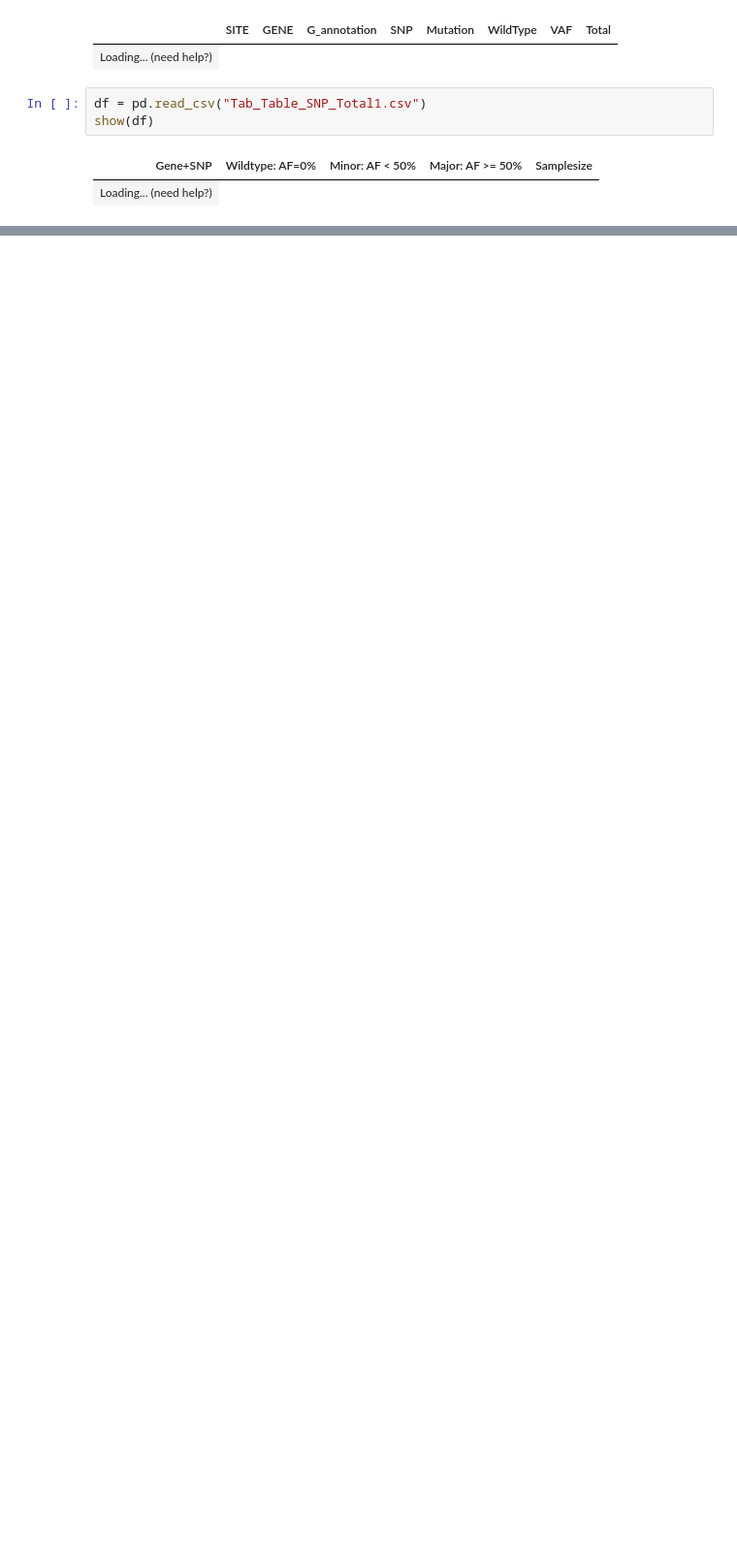
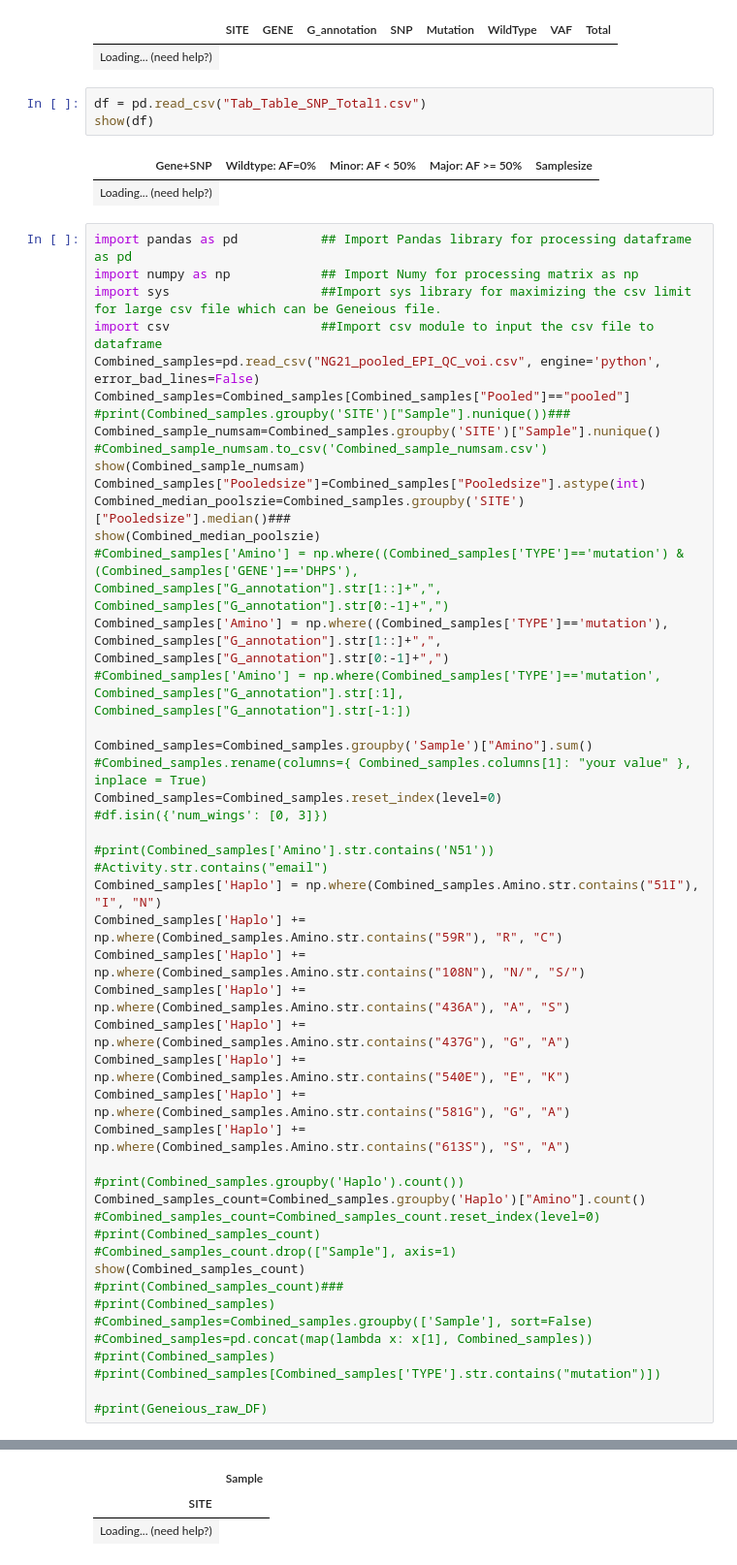
Before and after one commit to ohjeyy93/Nigeria_analysis, a Jupyter notebook: It_table.ipynb, the cells around one changed output, grey strips where cells are left out. Shown at 97% size. Saved outputs shown, nothing was run; the diff lists cells and outputs as text; blank space fills up the shorter version.

```diff
--- a/It_table.ipynb
+++ b/It_table.ipynb
@@ -20,3 +20,52 @@ show(df)
 # %% [output]
 | Gene+SNP | Wildtype: AF=0% | Minor: AF < 50% | Major: AF >= 50% | Samplesize |
 | Loading... (need help?) |
+# %%
+import pandas as pd           ## Import Pandas library for processing dataframe as pd
+import numpy as np            ## Import Numy for processing matrix as np
+import sys                    ##Import sys library for maximizing the csv limit for large csv file which can be Geneious file.
+import csv                    ##Import csv module to input the csv file to dataframe
+Combined_samples=pd.read_csv("NG21_pooled_EPI_QC_voi.csv", engine='python', error_bad_lines=False)
+Combined_samples=Combined_samples[Combined_samples["Pooled"]=="pooled"]
+#print(Combined_samples.groupby('SITE')["Sample"].nunique())###
+Combined_sample_numsam=Combined_samples.groupby('SITE')["Sample"].nunique()
+#Combined_sample_numsam.to_csv('Combined_sample_numsam.csv')
+show(Combined_sample_numsam)
+Combined_samples["Pooledsize"]=Combined_samples["Pooledsize"].astype(int)
+Combined_median_poolszie=Combined_samples.groupby('SITE')["Pooledsize"].median()###
+show(Combined_median_poolszie)
+#Combined_samples['Amino'] = np.where((Combined_samples['TYPE']=='mutation') & (Combined_samples['GENE']=='DHPS'), Combined_samples["G_annotation"].str[1::]+",", Combined_samples["G_annotation"].str[0:-1]+",")
+Combined_samples['Amino'] = np.where((Combined_samples['TYPE']=='mutation'), Combined_samples["G_annotation"].str[1::]+",", Combined_samples["G_annotation"].str[0:-1]+",")
+#Combined_samples['Amino'] = np.where(Combined_samples['TYPE']=='mutation', Combined_samples["G_annotation"].str[:1], Combined_samples["G_annotation"].str[-1:])
+
+Combined_samples=Combined_samples.groupby('Sample')["Amino"].sum()
+#Combined_samples.rename(columns={ Combined_samples.columns[1]: "your value" }, inplace = True)
+Combined_samples=Combined_samples.reset_index(level=0)
+#df.isin({'num_wings': [0, 3]})
+
+#print(Combined_samples['Amino'].str.contains('N51'))
+#Activity.str.contains("email")
+Combined_samples['Haplo'] = np.where(Combined_samples.Amino.str.contains("51I"), "I", "N")
+Combined_samples['Haplo'] += np.where(Combined_samples.Amino.str.contains("59R"), "R", "C")
+Combined_samples['Haplo'] += np.where(Combined_samples.Amino.str.contains("108N"), "N/", "S/")
+Combined_samples['Haplo'] += np.where(Combined_samples.Amino.str.contains("436A"), "A", "S")
+Combined_samples['Haplo'] += np.where(Combined_samples.Amino.str.contains("437G"), "G", "A")
+Combined_samples['Haplo'] += np.where(Combined_samples.Amino.str.contains("540E"), "E", "K")
+Combined_samples['Haplo'] += np.where(Combined_samples.Amino.str.contains("581G"), "G", "A")
+Combined_samples['Haplo'] += np.where(Combined_samples.Amino.str.contains("613S"), "S", "A")
+
+#print(Combined_samples.groupby('Haplo').count())
+Combined_samples_count=Combined_samples.groupby('Haplo')["Amino"].count()
+#Combined_samples_count=Combined_samples_count.reset_index(level=0)
+#print(Combined_samples_count)
+#Combined_samples_count.drop(["Sample"], axis=1)
+show(Combined_samples_count)
+#print(Combined_samples_count)###
+#print(Combined_samples)
+#Combined_samples=Combined_samples.groupby(['Sample'], sort=False)
+#Combined_samples=pd.concat(map(lambda x: x[1], Combined_samples))
+#print(Combined_samples)
+#print(Combined_samples[Combined_samples['TYPE'].str.contains("mutation")])
+
+#print(Geneious_raw_DF)
+# %% [output]
@@ -22,0 +73,3 @@ show(df)
+|  | Sample |
+| SITE |  |
+| Loading... (need help?) |
```
Also changed, not shown: parts of 2 cells of this notebook, 1 other file.
